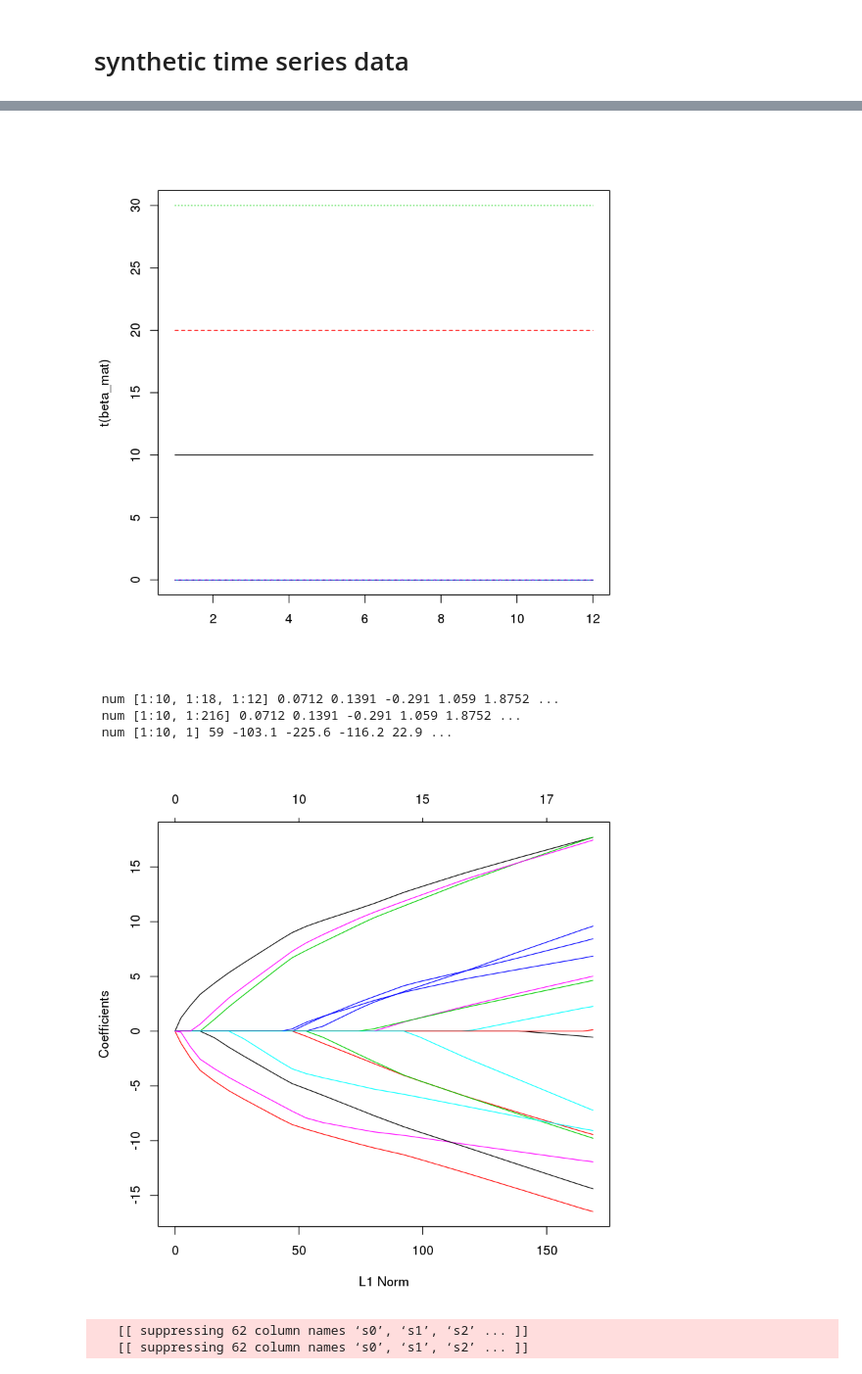
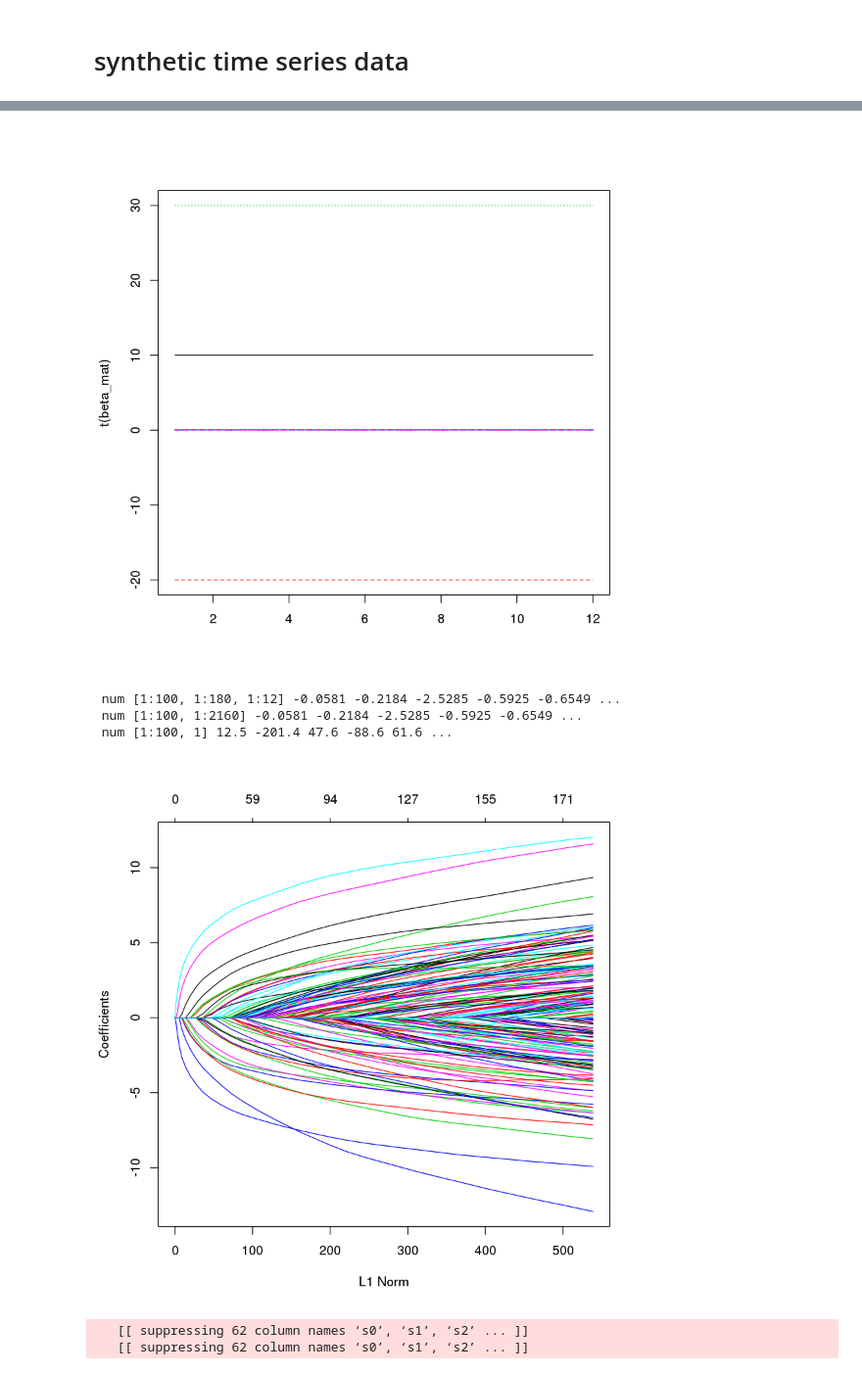
Before and after one commit to donovanr/shared_jupyter_notebooks, a Jupyter notebook: htg dense time series.ipynb, the cells around one changed output, grey strips where cells are left out. Shown at 98% size. Cells and saved outputs as stored; diff of their text form; code cells hidden in the pictures.

```diff
--- a/htg dense time series.ipynb
+++ b/htg dense time series.ipynb
@@ -60,14 +70,14 @@ cos(pi)
 # %% [markdown]
 # synthetic time series data
 # %%
-n_genes <- 18
+n_genes <- 180
 n_signal <- 3
 n_timepoints <- 12
 n_classes <- 1
-n_samples_per_timepoint <- 10
+n_samples_per_timepoint <- 100
 # %%
 beta <- rep(0,n_genes)
-beta[1:3] <- 10*c(1:n_signal)
+beta[1:3] <- 10*c(1:n_signal) * rep(c(1,-1),n_signal)[1:n_signal]
 beta <- rep(beta,n_timepoints)
 # beta[beta != 0] <- beta[beta != 0] + rnorm(length(beta[beta != 0]),mean = 1,sd = 0.25)
 beta <- matrix(beta,ncol = 1)
@@ -81,7 +91,7 @@ str(beta_mat)
 # %%
 matplot(t(beta_mat), type = 'l')
 # %% [output]
-[figure, old version]
+[figure, new version]
 # %%
 X_all_t <- array(rnorm(n_genes*n_timepoints*n_samples_per_timepoint),
                  c(n_samples_per_timepoint,n_genes,n_timepoints))
@@ -94,20 +104,20 @@ y <- X %*% beta + 0.25*rnorm(n_samples_per_timepoint)
 
 str(y)
 # %% [output]
- num [1:10, 1:18, 1:12] 0.0712 0.1391 -0.291 1.059 1.8752 ...
- num [1:10, 1:216] 0.0712 0.1391 -0.291 1.059 1.8752 ...
- num [1:10, 1] 59 -103.1 -225.6 -116.2 22.9 ...
+ num [1:100, 1:180, 1:12] -0.0581 -0.2184 -2.5285 -0.5925 -0.6549 ...
+ num [1:100, 1:2160] -0.0581 -0.2184 -2.5285 -0.5925 -0.6549 ...
+ num [1:100, 1] 12.5 -201.4 47.6 -88.6 61.6 ...
 # %%
 X_concat <- matrix(X_all_t, nrow = n_samples_per_timepoint*n_timepoints)
 # %%
 t <- 5
 Xt <- X_all_t[,,t]
 # yt <- y_all_t[,t]
 
-fit <- glmnet(X_concat,rep(y,n_timepoints), alpha = 1)
+fit <- glmnet(X_concat,rep(y,n_timepoints), alpha = 0.5)
 plot(fit)
 # %% [output]
-[figure, old version]
+[figure, new version]
 # %%
 fit$beta
 # %% [output]
```
Also changed, not shown: parts of 12 cells of this notebook, 24 other files.
